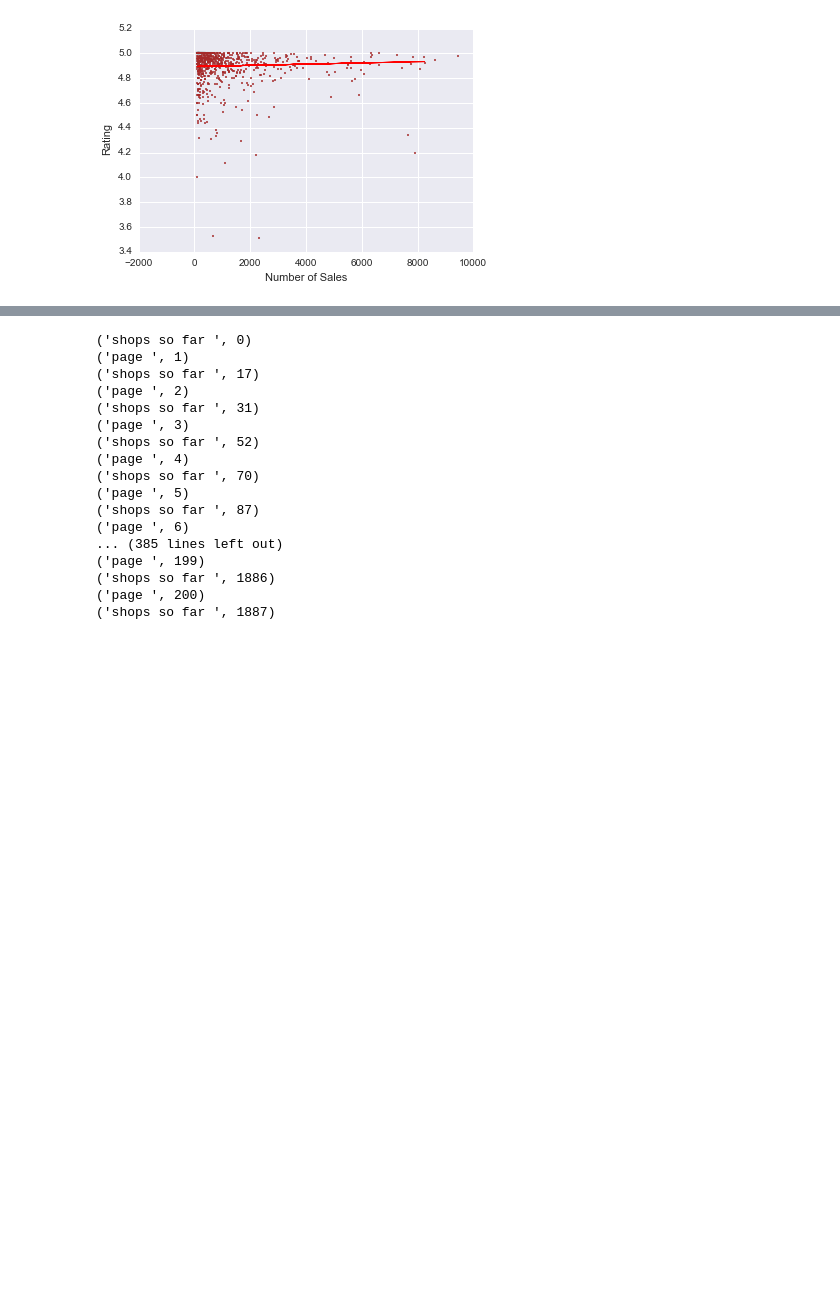
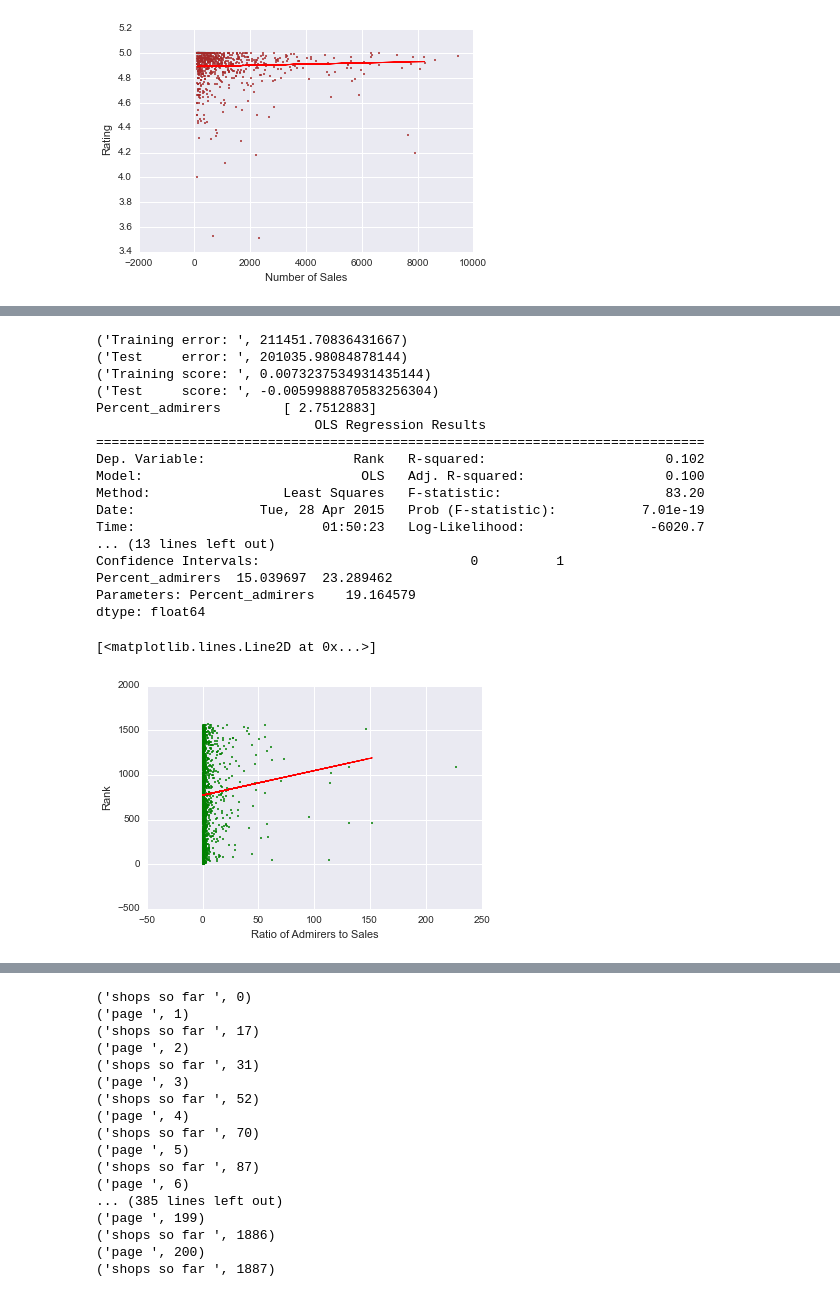
Before and after one commit to taniapapandrea/spring-2015-homeworks, a Jupyter notebook: submissions/Homework-6/6.Etsy-Shops.ipynb, the cells around one changed output, grey strips where cells are left out. Saved outputs shown, nothing was run; the diff lists cells and outputs as text; code cells hidden in the pictures; blank space fills up the shorter version.

```diff
--- a/submissions/Homework-6/6.Etsy-Shops.ipynb
+++ b/submissions/Homework-6/6.Etsy-Shops.ipynb
@@ -594,3 +609,9 @@ Parameters: Sales    0.001597
 dtype: float64
 [<matplotlib.lines.Line2D at 0x...>]
 [figure]
+# %%
+df
+df['Percent_admirers'] = df.Admirers / df.Sales
+df['Percent_reviews'] = df.Num_reviews / df.Sales
+df['Rating_points'] = df.Percent_reviews * df.Rating
+df
@@ -596,0 +637,70 @@ dtype: float64
+# %%
+filtered = df[df.Percent_admirers>0]
+X = filtered.Percent_admirers
+Y = filtered.Rank
+plt.scatter(X, Y, s=3, color='green')
+plt.xlabel('Ratio of Admirers to Sales')
+plt.ylabel('Rank')
+
+#Linear Regression for Rank
+r = filtered.copy()
+r['rand'] = [np.random.rand() for i in range(len(r))]
+r = r.sort('rand')
+r = r.drop('rand', 1)
+r = r.convert_objects(convert_numeric=True)
+
+test = r.head(len(r)/2).replace(-1, 0)
+train = r.tail(len(r)/2).replace(-1,0)
+
+y_train = train[['Rank']]
+y_test = test[['Rank']]
+
+x_train = train[['Percent_admirers']]
+x_test = test[['Percent_admirers']]
+
+#LINEAR REGRESSION
+regr = linear_model.LinearRegression()
+regr.fit(x_train, y_train)
+
+print("Training error: ", metrics.mean_squared_error(regr.predict(x_train),y_train))
+print("Test     error: ", metrics.mean_squared_error(regr.predict(x_test),y_test))
+
+train_score = regr.score(x_train,y_train)
+test_score = regr.score(x_test,y_test)
+print("Training score: ", train_score)
+print("Test     score: ", test_score)
+
+features = ['Percent_admirers']
+coefficients = regr.coef_
+for i in range(len(coefficients)):
+    print features[i],"\t",coefficients[i]
+
+#OLS REGRESSION
+model = sm.OLS(y_train, x_train)
+results = model.fit()
+print results.summary()
+print "Confidence Intervals:", results.conf_int()
+print "Parameters:", results.params
+
+plt.plot(x_test, regr.predict(x_test), color='red',
+         linewidth=1)
+# %% [output]
+('Training error: ', 211451.70836431667)
+('Test     error: ', 201035.98084878144)
+('Training score: ', 0.0073237534931435144)
+('Test     score: ', -0.0059988870583256304)
+Percent_admirers        [ 2.7512883]
+                            OLS Regression Results
+==============================================================================
+Dep. Variable:                   Rank   R-squared:                       0.102
+Model:                            OLS   Adj. R-squared:                  0.100
+Method:                 Least Squares   F-statistic:                     83.20
+Date:                Tue, 28 Apr 2015   Prob (F-statistic):           7.01e-19
+Time:                        01:50:23   Log-Likelihood:                -6020.7
+... (13 lines left out)
+Confidence Intervals:                           0          1
+Percent_admirers  15.039697  23.289462
+Parameters: Percent_admirers    19.164579
+dtype: float64
+[<matplotlib.lines.Line2D at 0x...>]
+[figure, added]
```
Also changed, not shown: parts of 7 cells of this notebook.
